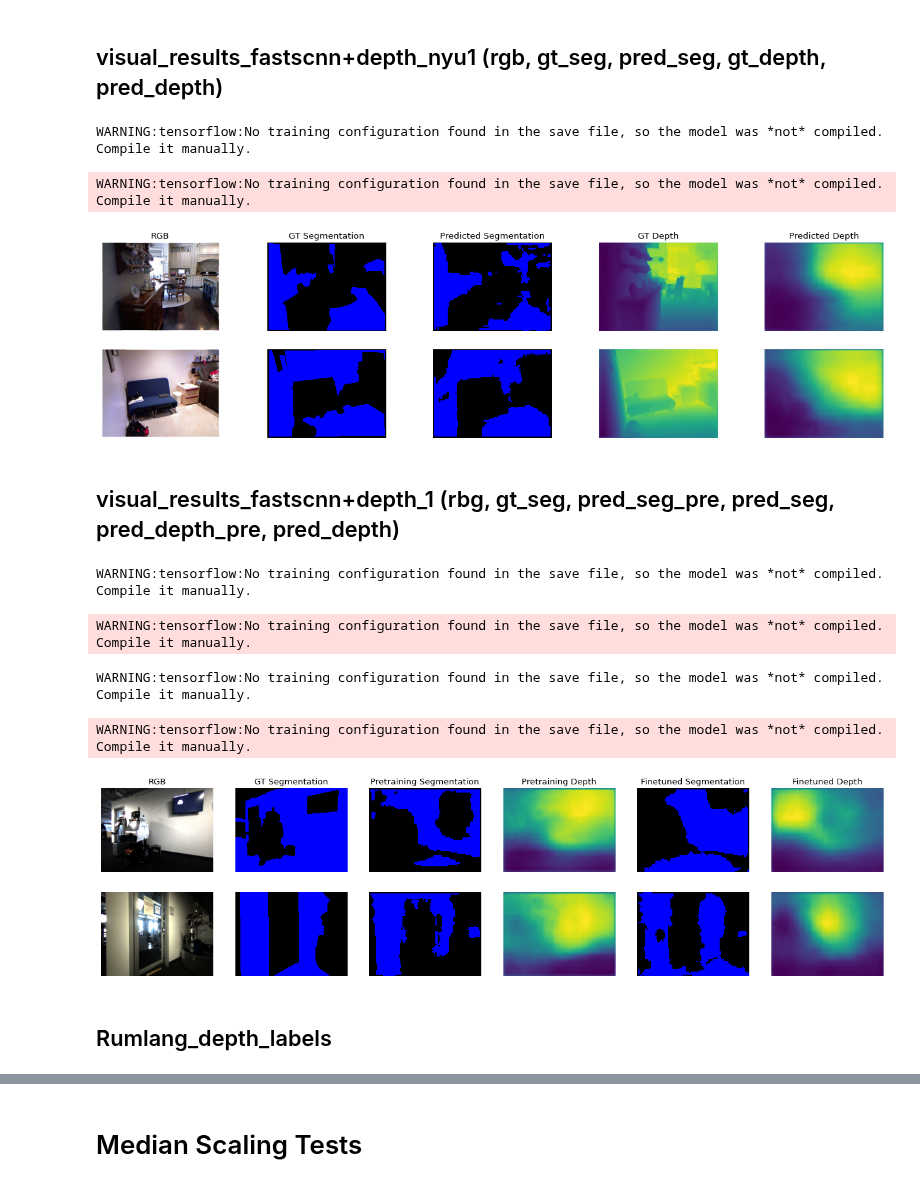
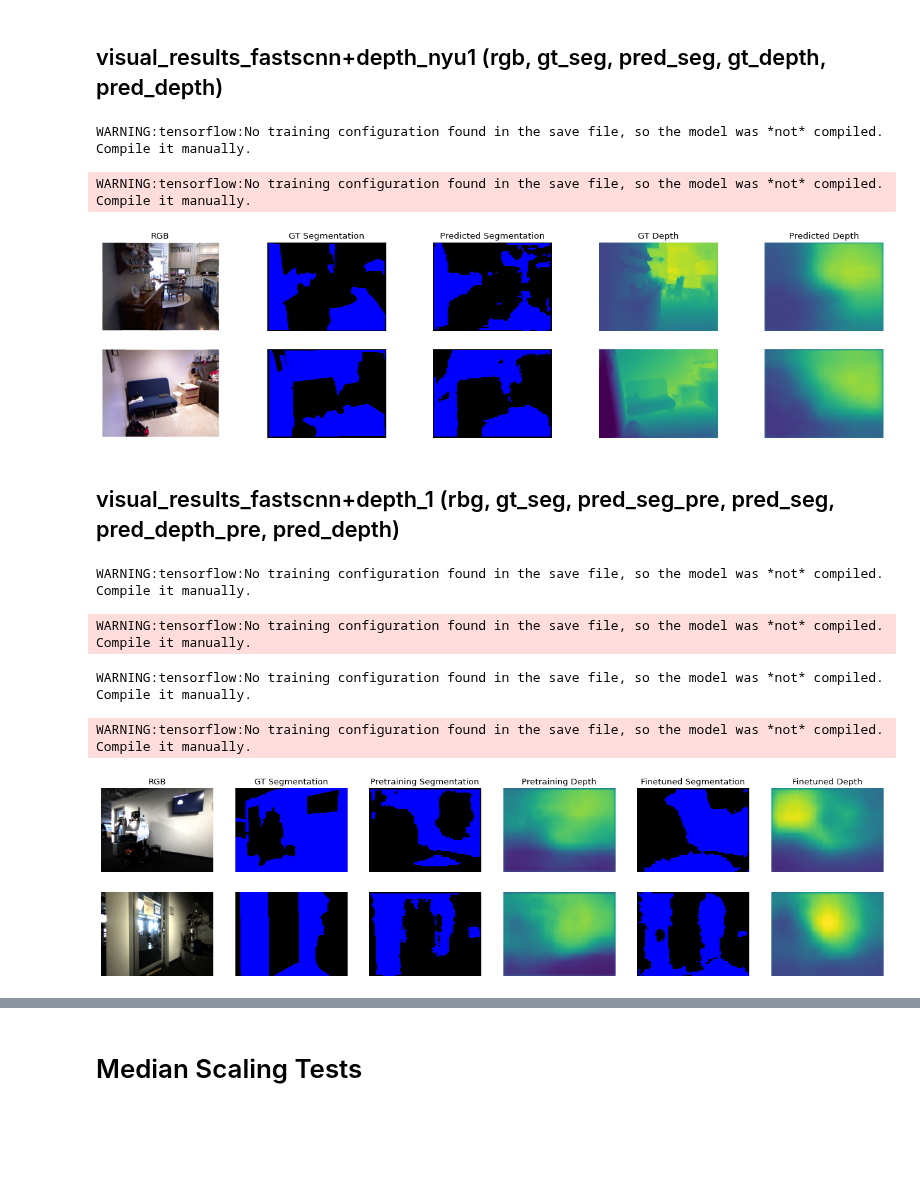
Before and after one commit to ethz-asl/background_foreground_segmentation, a Jupyter notebook: src/visualizations.ipynb, the cells around one changed output, grey strips where cells are left out. Cells and saved outputs as stored; diff of their text form; code cells hidden in the pictures; blank space fills up the shorter version.

```diff
--- a/src/visualizations.ipynb
+++ b/src/visualizations.ipynb
@@ -578,36 +578,36 @@ for entry in entries:
     pred = tf.argmax(semseg, axis=-1)
     ax1.imshow(pred[0,:,:], cmap=cmap2)
     if i == 0:
         ax1.set_title('Predicted Segmentation')
     # Depth label
     ax1 = plt.subplot(rows,5,i+4)
     plt.axis('off')
     depth_label_orig = entry['label']['distance']
     depth_label_preproc = preprocess_power_standardize(depth_label_orig)
-    plot1 = ax1.imshow(depth_label_preproc)
+    plot1 = ax1.imshow(depth_label_preproc, vmin=-2, vmax=2)
     #plt.colorbar(plot1,ax=ax1)
     label_depth = tf.expand_dims(depth_label_preproc,0)
     if i == 0:
         ax1.set_title('GT Depth')
 
     # Depth predictions
     ax1 = plt.subplot(rows,5,i+5)
     plt.axis('off')
     depth = b[2]
-    plot1 = ax1.imshow(depth[0,:,:])
+    plot1 = ax1.imshow(depth[0,:,:], vmin=-2, vmax=2)
     #plt.colorbar(plot1,ax=ax1)
     pred_depth = tf.expand_dims(depth[0,:,:],0)
     if i == 0:
         ax1.set_title('Predicted Depth')
 
     i+=5
 
 figure0.savefig("presentation_figures/visual_results_fastscnn+depth_nyu_1.pdf", bbox_inches='tight')
 figure0.savefig("presentation_figures/visual_results_fastscnn+depth_nyu_1.png", bbox_inches='tight')
 # %% [output]
 WARNING:tensorflow:No training configuration found in the save file, so the model was *not* compiled. Compile it manually.
 WARNING:tensorflow:No training configuration found in the save file, so the model was *not* compiled. Compile it manually.
-[figure, old version]
+[figure, new version]
 # %% [markdown]
 ## visual_results_fastscnn+depth_1 (rbg, gt_seg, pred_seg_pre, pred_seg, pred_depth_pre, pred_depth)
 # %%
@@ -661,7 +661,7 @@ for entry in entries:
     ax1 = plt.subplot(rows,6,i+4)
     plt.axis('off')
     depth = b[2]
-    plot1 = ax1.imshow(depth[0,:,:])
+    plot1 = ax1.imshow(depth[0,:,:], vmin=-2, vmax=2)
     #plt.colorbar(plot1,ax=ax1)
     pred_depth = tf.expand_dims(depth[0,:,:],0)
     if i == 0:
@@ -680,7 +680,7 @@ for entry in entries:
     ax1 = plt.subplot(rows,6,i+6)
     plt.axis('off')
     depth = b[2]
-    plot1 = ax1.imshow(depth[0,:,:])
+    plot1 = ax1.imshow(depth[0,:,:], vmin=-2, vmax=2)
     #plt.colorbar(plot1,ax=ax1)
     pred_depth = tf.expand_dims(depth[0,:,:],0)
     if i == 0:
@@ -695,6 +695,4 @@ WARNING:tensorflow:No training configuration found in the save file, so the mode
 WARNING:tensorflow:No training configuration found in the save file, so the model was *not* compiled. Compile it manually.
 WARNING:tensorflow:No training configuration found in the save file, so the model was *not* compiled. Compile it manually.
 WARNING:tensorflow:No training configuration found in the save file, so the model was *not* compiled. Compile it manually.
-[figure, old version]
+[figure, new version]
-# %% [markdown]
-## Rumlang_depth_labels
```
Also changed, not shown: parts of 2 cells of this notebook, 1 other file.
